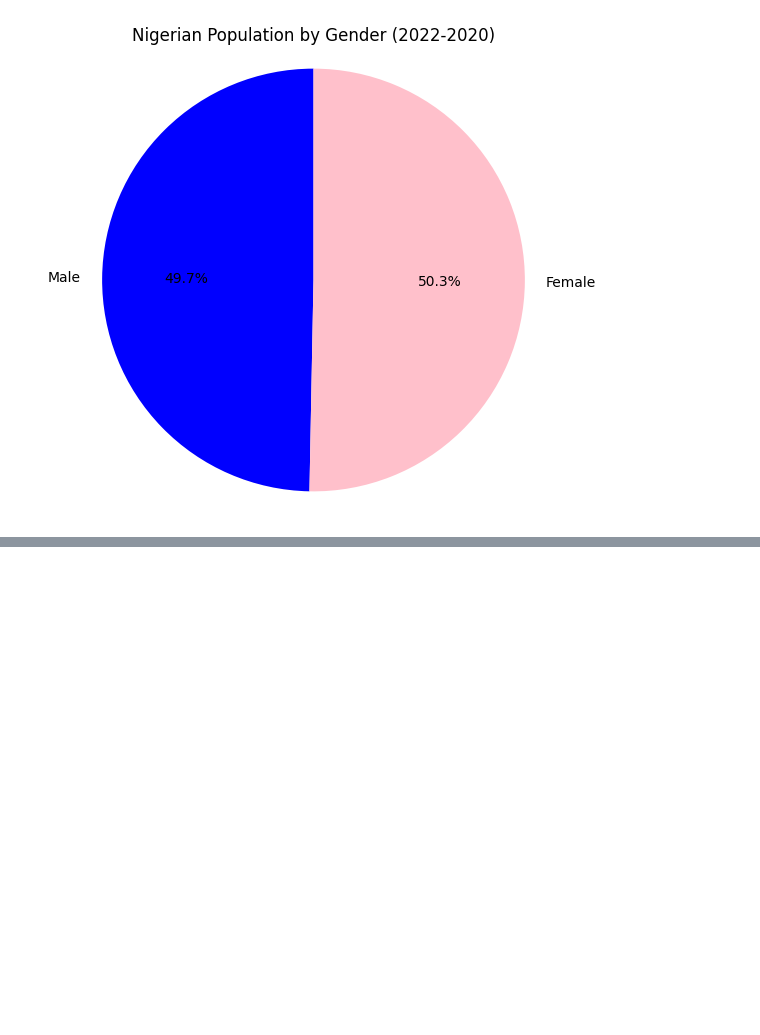
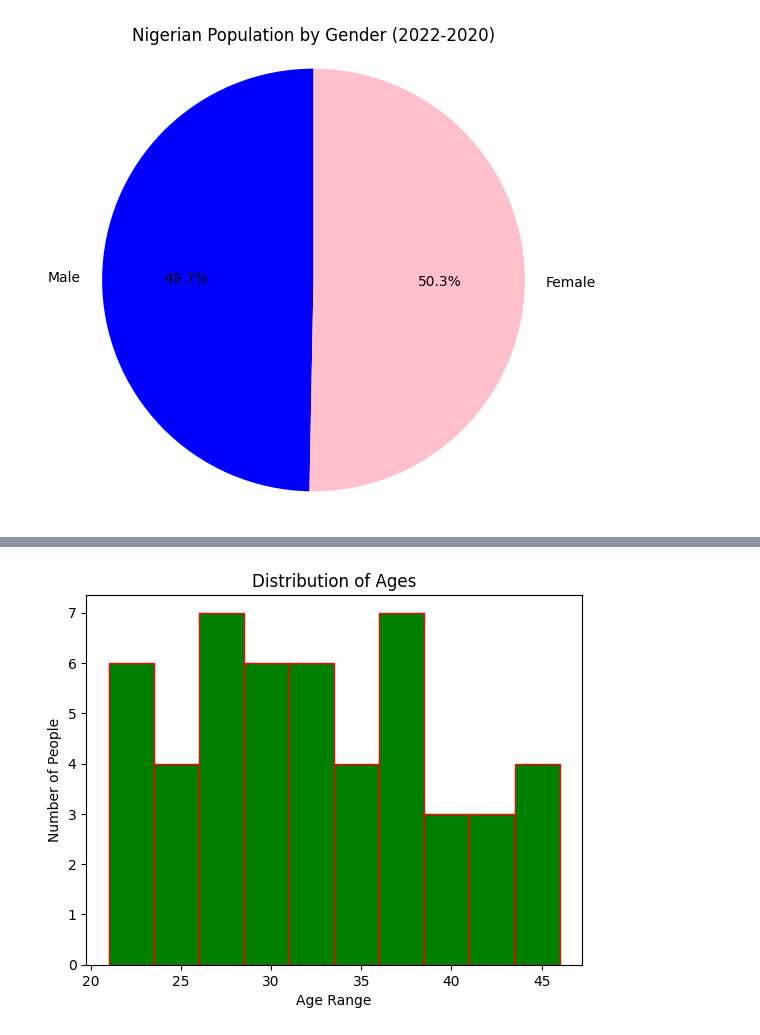
Before and after one commit to ElizabethOgbee/Data-Analytics-Python, a Jupyter notebook: pandas/zmatlip1_intro.ipynb, the cells around one changed output, grey strips where cells are left out. Cells and saved outputs as stored; diff of their text form; code cells hidden in the pictures; blank space fills up the shorter version.

Commit message:
UPDATED WITH HISTOGRAM, SCATTER CHART AND STYLING

```diff
--- a/pandas/zmatlip1_intro.ipynb
+++ b/pandas/zmatlip1_intro.ipynb
@@ -168,0 +204,16 @@ plt.show()
+# %%
+ages = [23, 25, 25, 27, 28, 28, 28, 30, 31, 31, 33, 35, 35, 36, 37, 38, 38, 40, 42, 45,
+        23, 24, 26, 29, 29, 30, 32, 33, 34, 35, 36, 37, 38, 39, 40, 41, 43, 44, 45, 46,
+        21, 22, 22, 23, 24, 26, 28, 29, 30, 32] #fake data
+
+#create histogram
+plt.hist(ages, bins=10, color='green', edgecolor='red')#bin = number of ranges
+
+#labels & title
+plt.xlabel('Age Range')
+plt.ylabel('Number of People')
+plt.title('Distribution of Ages')
+
+plt.show()
+# %% [output]
+[figure, added]
```
Also changed, not shown: parts of 7 cells of this notebook.
